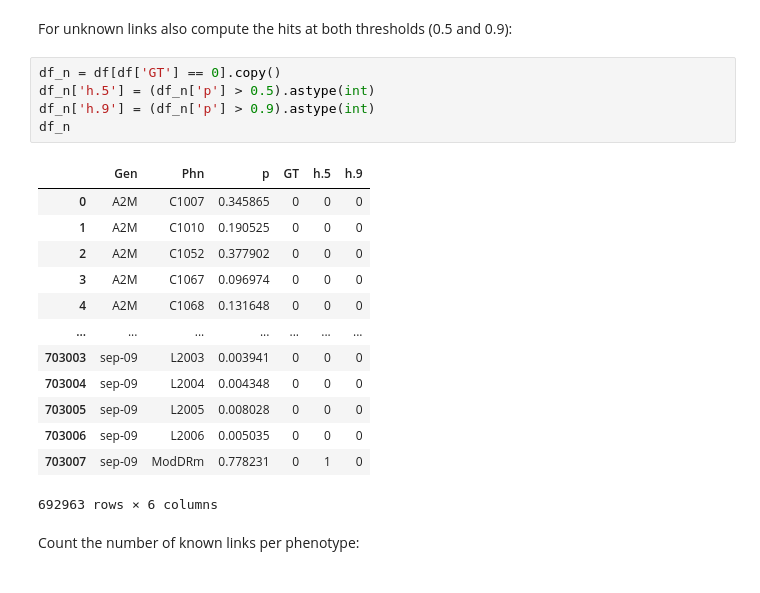
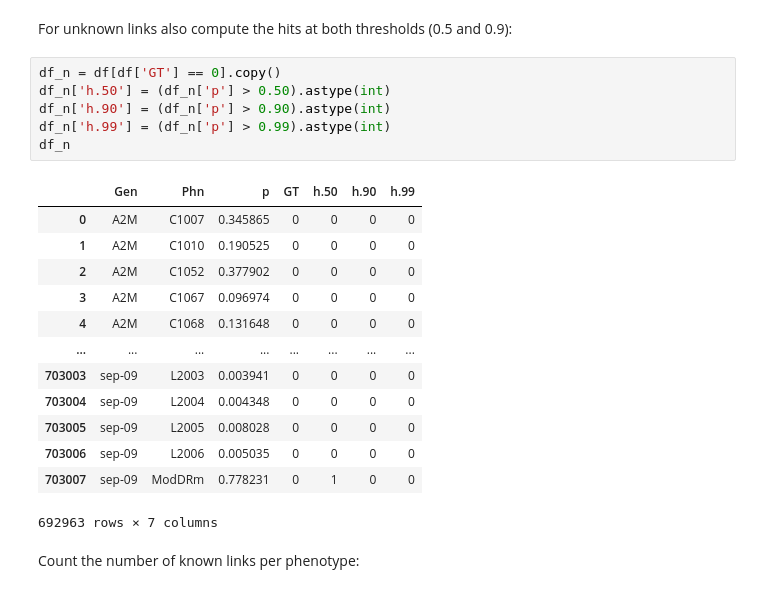
Before and after one commit to michalkoziarski/LongevityNetworks, a Jupyter notebook: analysis-multiseed.ipynb, the cells around one changed output. Saved outputs shown, nothing was run; the diff lists cells and outputs as text.

```diff
--- a/analysis-multiseed.ipynb
+++ b/analysis-multiseed.ipynb
@@ -140,23 +147,24 @@ df_o
 For unknown links also compute the hits at both thresholds (0.5 and 0.9):
 # %%
 df_n = df[df['GT'] == 0].copy()
-df_n['h.5'] = (df_n['p'] > 0.5).astype(int)
-df_n['h.9'] = (df_n['p'] > 0.9).astype(int)
+df_n['h.50'] = (df_n['p'] > 0.50).astype(int)
+df_n['h.90'] = (df_n['p'] > 0.90).astype(int)
+df_n['h.99'] = (df_n['p'] > 0.99).astype(int)
 df_n
 # %% [output]
-|  | Gen | Phn | p | GT | h.5 | h.9 |
-| 0 | A2M | C1007 | 0.345865 | 0 | 0 | 0 |
-| 1 | A2M | C1010 | 0.190525 | 0 | 0 | 0 |
-| 2 | A2M | C1052 | 0.377902 | 0 | 0 | 0 |
-| 3 | A2M | C1067 | 0.096974 | 0 | 0 | 0 |
-| 4 | A2M | C1068 | 0.131648 | 0 | 0 | 0 |
-| ... | ... | ... | ... | ... | ... | ... |
-| 703003 | sep-09 | L2003 | 0.003941 | 0 | 0 | 0 |
-| 703004 | sep-09 | L2004 | 0.004348 | 0 | 0 | 0 |
-| 703005 | sep-09 | L2005 | 0.008028 | 0 | 0 | 0 |
-| 703006 | sep-09 | L2006 | 0.005035 | 0 | 0 | 0 |
-| 703007 | sep-09 | ModDRm | 0.778231 | 0 | 1 | 0 |
+|  | Gen | Phn | p | GT | h.50 | h.90 | h.99 |
+| 0 | A2M | C1007 | 0.345865 | 0 | 0 | 0 | 0 |
+| 1 | A2M | C1010 | 0.190525 | 0 | 0 | 0 | 0 |
+| 2 | A2M | C1052 | 0.377902 | 0 | 0 | 0 | 0 |
+| 3 | A2M | C1067 | 0.096974 | 0 | 0 | 0 | 0 |
+| 4 | A2M | C1068 | 0.131648 | 0 | 0 | 0 | 0 |
+| ... | ... | ... | ... | ... | ... | ... | ... |
+| 703003 | sep-09 | L2003 | 0.003941 | 0 | 0 | 0 | 0 |
+| 703004 | sep-09 | L2004 | 0.004348 | 0 | 0 | 0 | 0 |
+| 703005 | sep-09 | L2005 | 0.008028 | 0 | 0 | 0 | 0 |
+| 703006 | sep-09 | L2006 | 0.005035 | 0 | 0 | 0 | 0 |
+| 703007 | sep-09 | ModDRm | 0.778231 | 0 | 1 | 0 | 0 |
-692963 rows × 6 columns
+692963 rows × 7 columns
 # %% [markdown]
 Count the number of known links per phenotype:
 # %%
```
Also changed, not shown: parts of 4 cells of this notebook.
